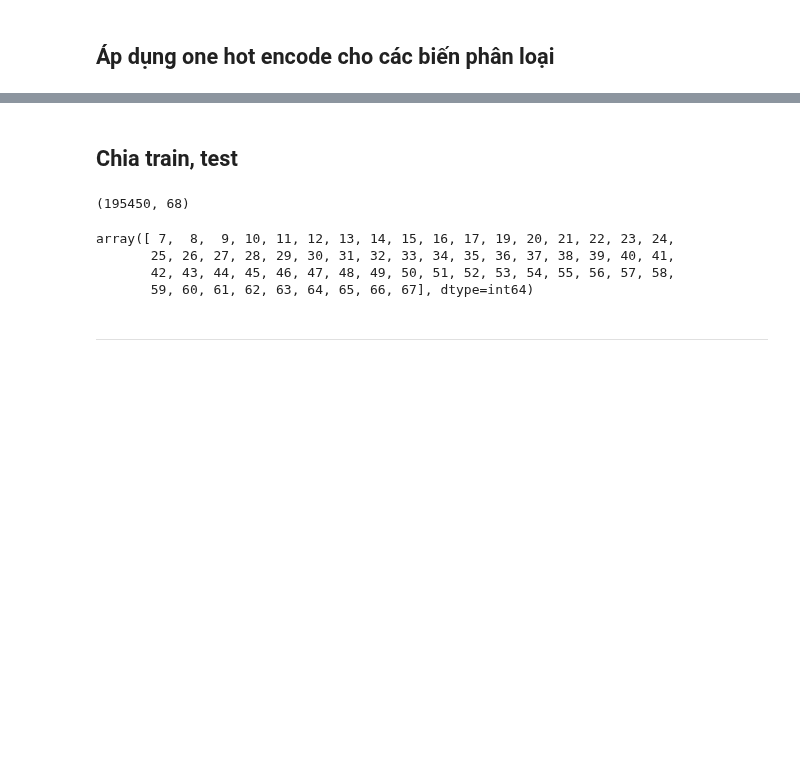
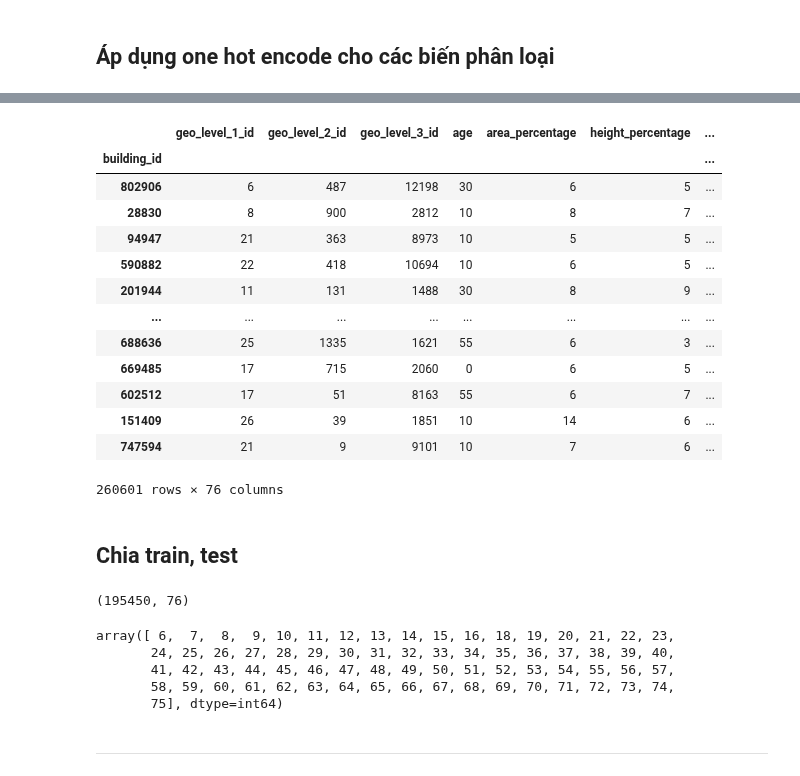
Before and after one commit to anbit192/earthquake, a Jupyter notebook: mixed_naive_bayes.ipynb, the cells around one changed output, grey strips where cells are left out. Saved outputs shown, nothing was run; the diff lists cells and outputs as text; code cells hidden in the pictures; blank space fills up the shorter version.

```diff
--- a/mixed_naive_bayes.ipynb
+++ b/mixed_naive_bayes.ipynb
@@ -32,13 +43,30 @@ Length: 68, dtype: object
+# %%
+X_encoded
+# %% [output]
+|  | geo_level_1_id | geo_level_2_id | geo_level_3_id | age | area_percentage | height_percentage | ... |
+| building_id |  |  |  |  |  |  | ... |
+| 802906 | 6 | 487 | 12198 | 30 | 6 | 5 | ... |
+| 28830 | 8 | 900 | 2812 | 10 | 8 | 7 | ... |
+| 94947 | 21 | 363 | 8973 | 10 | 5 | 5 | ... |
+| 590882 | 22 | 418 | 10694 | 10 | 6 | 5 | ... |
+| 201944 | 11 | 131 | 1488 | 30 | 8 | 9 | ... |
+| ... | ... | ... | ... | ... | ... | ... | ... |
+| 688636 | 25 | 1335 | 1621 | 55 | 6 | 3 | ... |
+| 669485 | 17 | 715 | 2060 | 0 | 6 | 5 | ... |
+| 602512 | 17 | 51 | 8163 | 55 | 6 | 7 | ... |
+| 151409 | 26 | 39 | 1851 | 10 | 14 | 6 | ... |
+| 747594 | 21 | 9 | 9101 | 10 | 7 | 6 | ... |
+260601 rows × 76 columns
 # %% [markdown]
 ## Chia train, test
 # %%
-X_train, X_test, Y_train, Y_test = train_test_split(X, Y, test_size=0.25, random_state=192)
+X_train, X_test, Y_train, Y_test = train_test_split(X_encoded, Y, test_size=0.25, random_state=192)
 X_train.shape
 # %% [output]
-(195450, 68)
+(195450, 76)
 # %%
 continuous_cols = np.array(['geo_level_1_id', 'geo_level_2_id', 'geo_level_3_id',
-       'count_floors_pre_eq', 'age', 'area_percentage', 'height_percentage', 'count_families'])
+       'age', 'area_percentage', 'height_percentage', 'count_families'])
 
 binary_cols = X_train[X_train.columns.difference(continuous_cols)].columns.to_numpy()
 
@@ -47,10 +75,11 @@ binary_idxs = np.sort(X_train.columns.get_indexer(binary_cols))
 
 binary_idxs
 # %% [output]
-array([ 7,  8,  9, 10, 11, 12, 13, 14, 15, 16, 17, 19, 20, 21, 22, 23, 24,
-       25, 26, 27, 28, 29, 30, 31, 32, 33, 34, 35, 36, 37, 38, 39, 40, 41,
-       42, 43, 44, 45, 46, 47, 48, 49, 50, 51, 52, 53, 54, 55, 56, 57, 58,
-       59, 60, 61, 62, 63, 64, 65, 66, 67], dtype=int64)
+array([ 6,  7,  8,  9, 10, 11, 12, 13, 14, 15, 16, 18, 19, 20, 21, 22, 23,
+       24, 25, 26, 27, 28, 29, 30, 31, 32, 33, 34, 35, 36, 37, 38, 39, 40,
+       41, 42, 43, 44, 45, 46, 47, 48, 49, 50, 51, 52, 53, 54, 55, 56, 57,
+       58, 59, 60, 61, 62, 63, 64, 65, 66, 67, 68, 69, 70, 71, 72, 73, 74,
+       75], dtype=int64)
 # %% [markdown]
 ---
 # %% [markdown]
```
Also changed, not shown: parts of 27 cells of this notebook.
